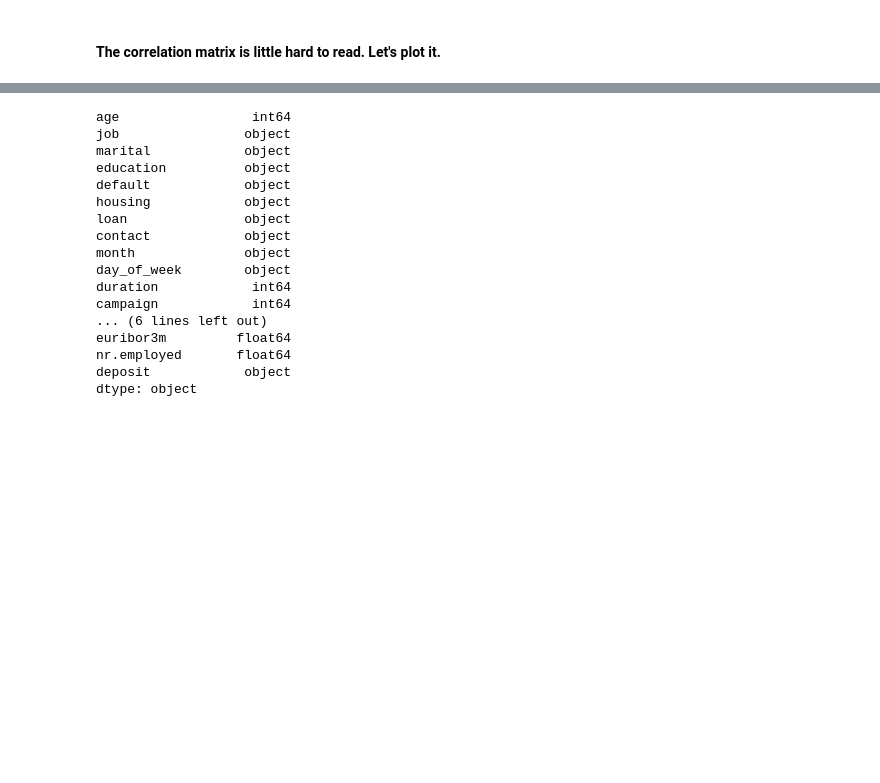
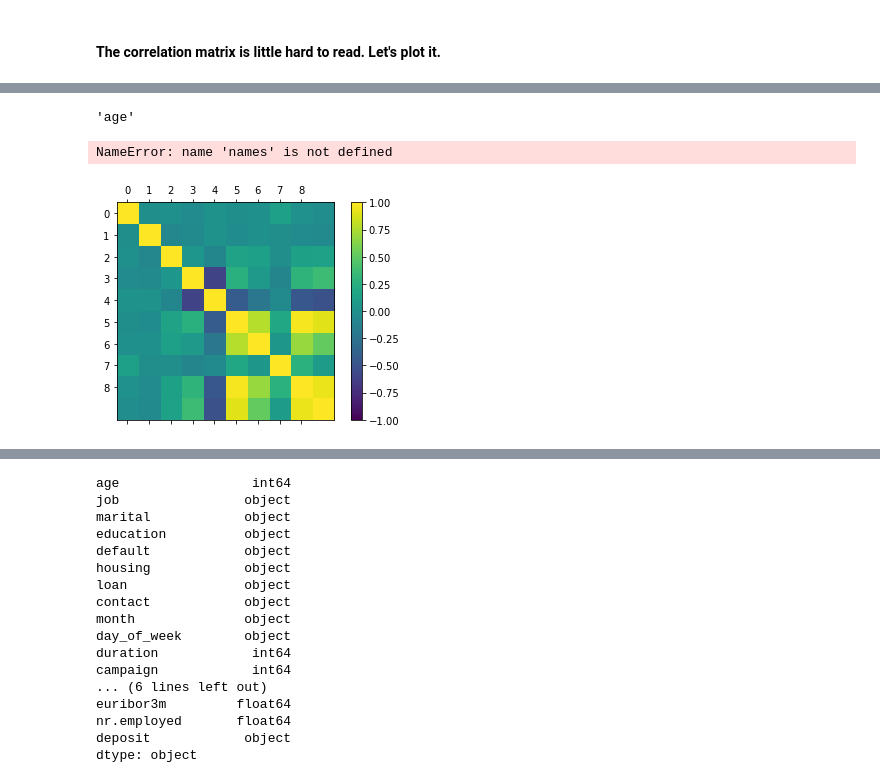
Before and after one commit to emmanguyen0602/Bank-Marketing-Prediction, a Jupyter notebook: Banking Marketing.ipynb, the cells around one changed output, grey strips where cells are left out. Saved outputs shown, nothing was run; the diff lists cells and outputs as text; code cells hidden in the pictures; blank space fills up the shorter version.

```diff
--- a/Banking Marketing.ipynb
+++ b/Banking Marketing.ipynb
@@ -148,2 +190,22 @@ bank.corr()
+# %%
+extract_num_columns(bank.dtypes)
+# %% [output]
+'age'
+# %%
+# plot correlation matrix
+names = ['age', '']
+fig = plt.figure()
+ax = fig.add_subplot(111)
+cax = ax.matshow(bank.corr(), vmin=-1, vmax=1)
+fig.colorbar(cax)
+ticks = np.arange(0,9,1)
+ax.set_xticks(ticks)
+ax.set_yticks(ticks)
+ax.set_xticklabels(names)
+ax.set_yticklabels(names)
+pyplot.show()
+# %% [output]
+NameError: name 'names' is not defined
+[figure, added]
 # %%
 sns.pairplot(bank, hue = 'deposit')
```
Also changed, not shown: parts of 10 cells of this notebook.
